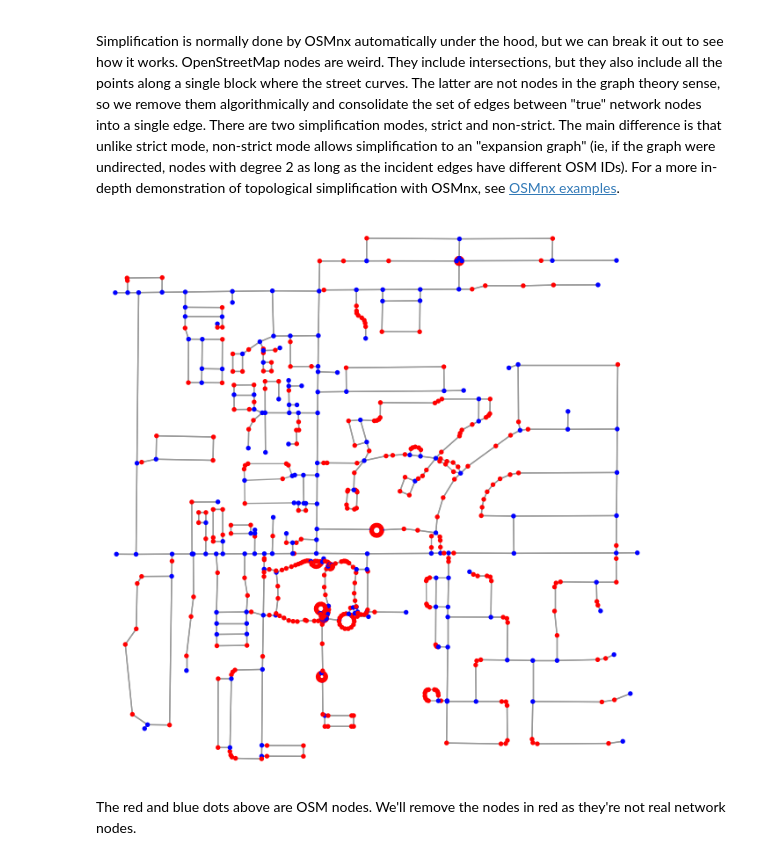
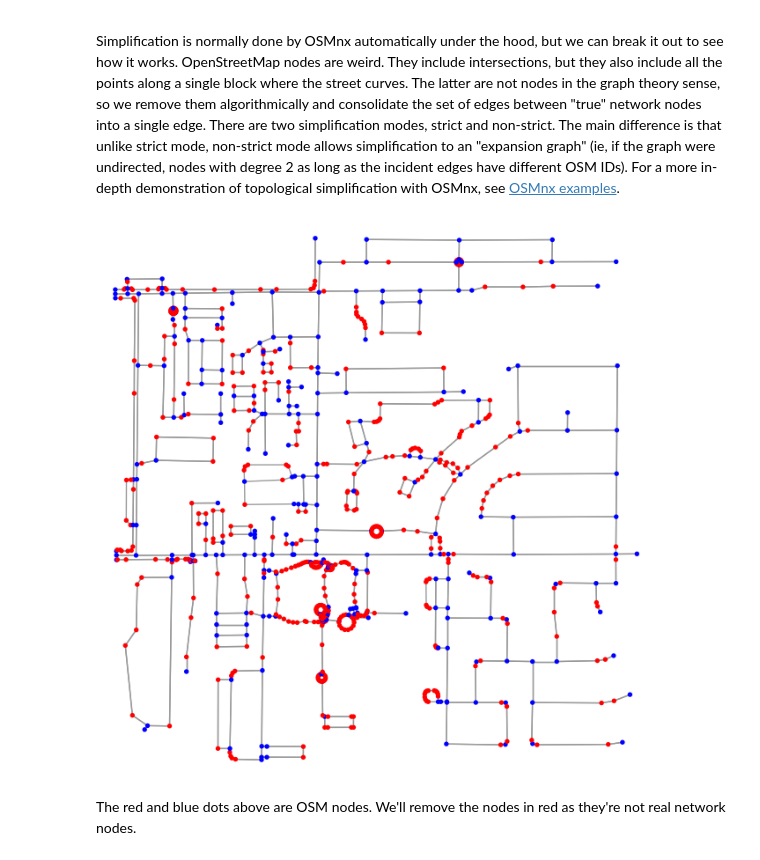
Before and after one commit to mannan272/data1, a Jupyter notebook: lab-04/lab-04-part-01.ipynb, the cells around one changed output. Cells and saved outputs as stored; diff of their text form; code cells hidden in the pictures.

```diff
--- a/lab-04/lab-04-part-01.ipynb
+++ b/lab-04/lab-04-part-01.ipynb
@@ -211,11 +211,14 @@ Simplification is normally done by OSMnx automatically under the hood, but we ca
 location_point = (33.299896, -111.831638)
 G = ox.graph_from_point(location_point, dist=500, simplify=False)
 # %%
+# Define the attributes to use for determining an endpoint (common attributes include 'highway', 'osmid', 'ref')
+endpoint_attrs = ['highway', 'osmid', 'ref']
+
 # turn off strict mode and see what nodes we'd remove, in red
-nc = ['b' if ox.simplification._is_endpoint(G, node) else 'r' for node in G.nodes()]
+nc = ['b' if ox.simplification._is_endpoint(G, node, endpoint_attrs=endpoint_attrs) else 'r' for node in G.nodes()]
 fig, ax = ox.plot_graph(G, node_color=nc, node_zorder=3, bgcolor='#FFFFFF')
 # %% [output]
-[figure, old version]
+[figure, new version]
 # %% [markdown]
 The red and blue dots above are OSM nodes. We'll remove the nodes in red as they're not real network nodes.
 # %%
```
Also changed, not shown: parts of 7 cells of this notebook, 38 other files.
